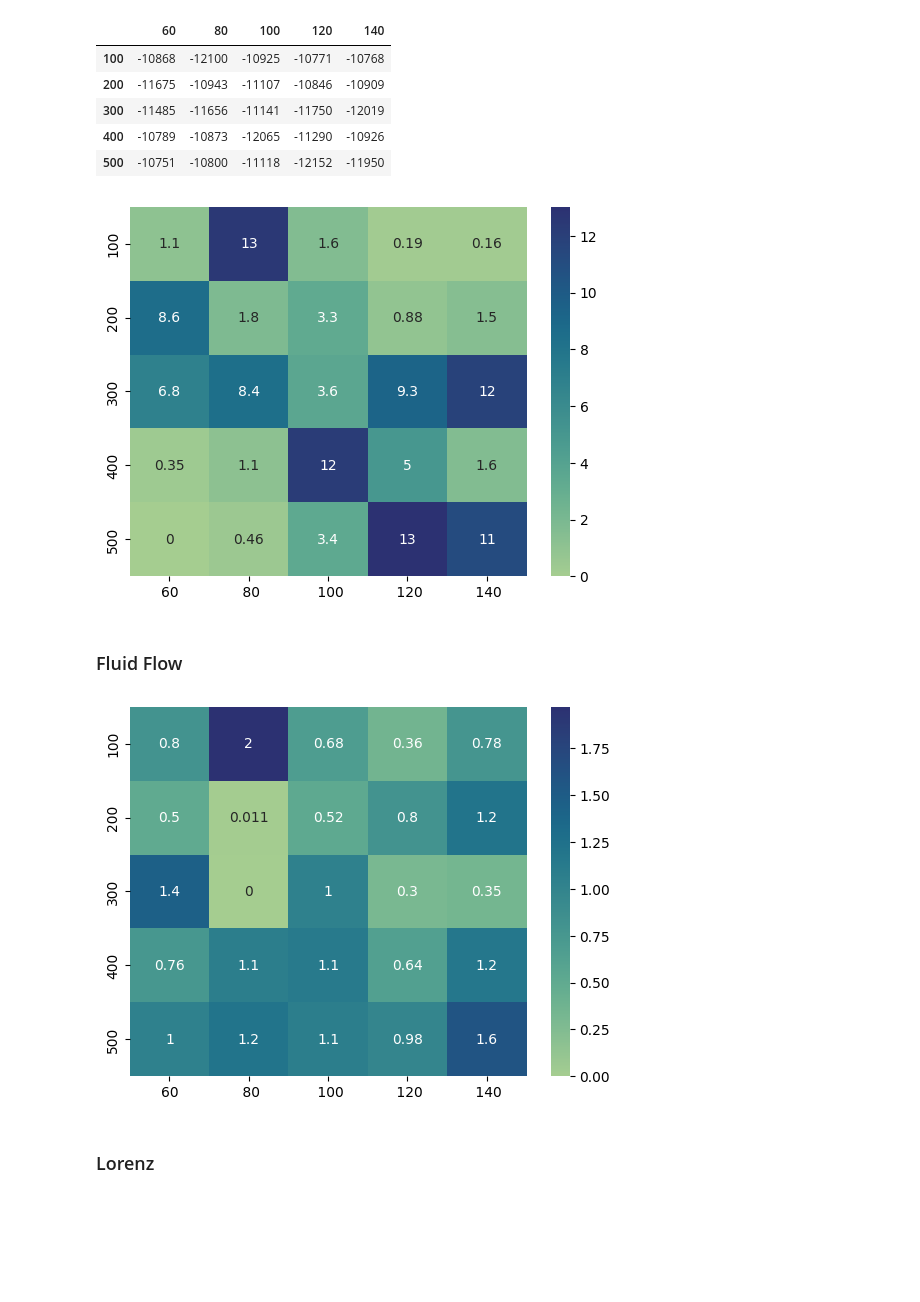
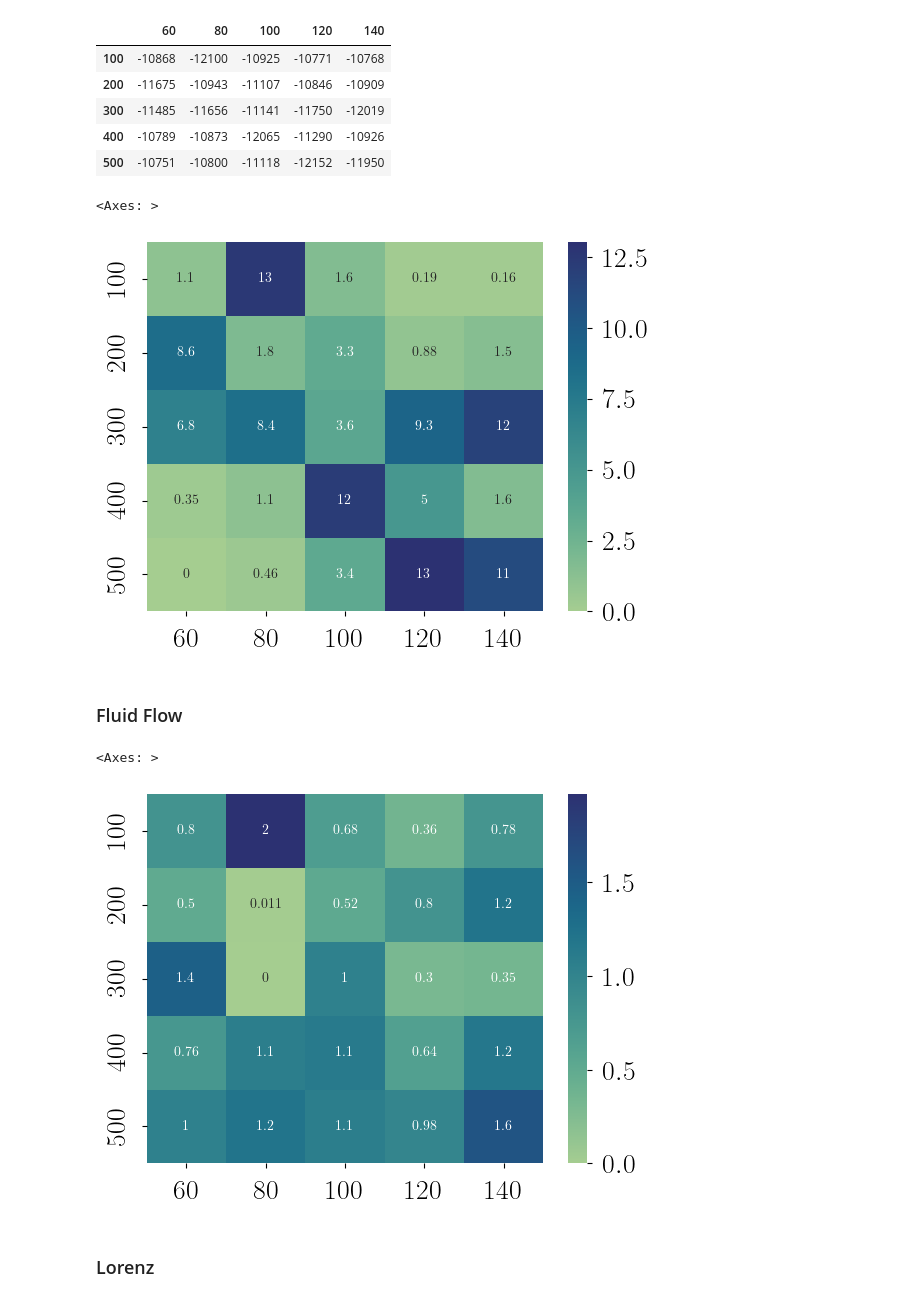
Before and after one commit to ludgerpaehler/KoopmanRLBenchmarking, a Jupyter notebook: evaluations/ablation_heatmaps.ipynb, the cells around one changed output. Drawn from its saved outputs; the diff is of its cells as text; code cells hidden in the pictures; blank space fills up the shorter version.

Commit message:
Update plotting notebooks
Update all 3 plotting notebooks, increasing the font sizes, using the font used by LaTeX, and improving the layout of the figures.

```diff
--- a/evaluations/ablation_heatmaps.ipynb
+++ b/evaluations/ablation_heatmaps.ipynb
@@ -7,10 +7,16 @@ import seaborn as sns
 import matplotlib.pyplot as plt
 # %%
 # Global settings for MatPlotlib
-plt.rcParams['xtick.labelsize']=16
-plt.rcParams['ytick.labelsize']=16
+plt.rcParams['xtick.labelsize']=20
+plt.rcParams['ytick.labelsize']=20
 plt.rcParams['xtick.major.pad']='8'
 plt.rcParams['ytick.major.pad']='8'
+
+# Use the same Font as LaTeX
+plt.rcParams['font.family'] = 'serif'
+plt.rcParams['font.serif'] = ['cmr10']
+plt.rcParams["text.usetex"] = True
+plt.rcParams["axes.formatter.use_mathtext"] = True
 # %% [markdown]
 # SKVI
 
@@ -221,16 +247,17 @@ pd.read_csv(linear_system_sakc_compute_csv, delimiter=',', header=0, index_col=0
 # %%
 linear_sakc_compute_frame = pd.read_csv(linear_system_sakc_compute_csv, delimiter=',', header=0, index_col=0)
 linear_sakc_compute_max_val = linear_sakc_compute_frame.max().max()
 percent_difference_linear_sakc_compute = linear_sakc_compute_frame.transform(lambda x: ((x/linear_sakc_compute_max_val) - 1) * 100)
 
 # Plot the heatmap
 sns.heatmap(percent_difference_linear_sakc_compute, annot=True, cmap="crest")
 
 # Storing both Pandas dataframes to parquet format
-linear_sakc_compute_frame.to_parquet('linear_sakc_compute.parquet.gzip', compression='gzip')
-percent_difference_linear_sakc_compute.to_parquet('percent_difference_linear_sakc_compute.parquet.gzip', compression='gzip')
+#linear_sakc_compute_frame.to_parquet('linear_sakc_compute.parquet.gzip', compression='gzip')
+#percent_difference_linear_sakc_compute.to_parquet('percent_difference_linear_sakc_compute.parquet.gzip', compression='gzip')
 # %% [output]
+<Axes: >
-[figure, old version]
+[figure, new version]
 # %% [markdown]
 ### Fluid Flow
 # %%
@@ -242,10 +269,11 @@ percent_difference_fluid_flow_sakc_compute = fluid_flow_sakc_compute_frame.trans
 sns.heatmap(percent_difference_fluid_flow_sakc_compute, annot=True, cmap="crest")
 
 # Store both Pandas dataframes into parquet files
-fluid_flow_sakc_compute_frame.to_parquet('fluid_flow_sakc_compute.parquet.gzip', compression='gzip')
-percent_difference_fluid_flow_sakc_compute.to_parquet('percent_difference_fluid_flow_sakc_compute.parquet.gzip', compression='gzip')
+#fluid_flow_sakc_compute_frame.to_parquet('fluid_flow_sakc_compute.parquet.gzip', compression='gzip')
+#percent_difference_fluid_flow_sakc_compute.to_parquet('percent_difference_fluid_flow_sakc_compute.parquet.gzip', compression='gzip')
 # %% [output]
+<Axes: >
-[figure, old version]
+[figure, new version]
 # %% [markdown]
 ### Lorenz
 # %%
```
Also changed, not shown: parts of 15 cells of this notebook, 2 other files.
